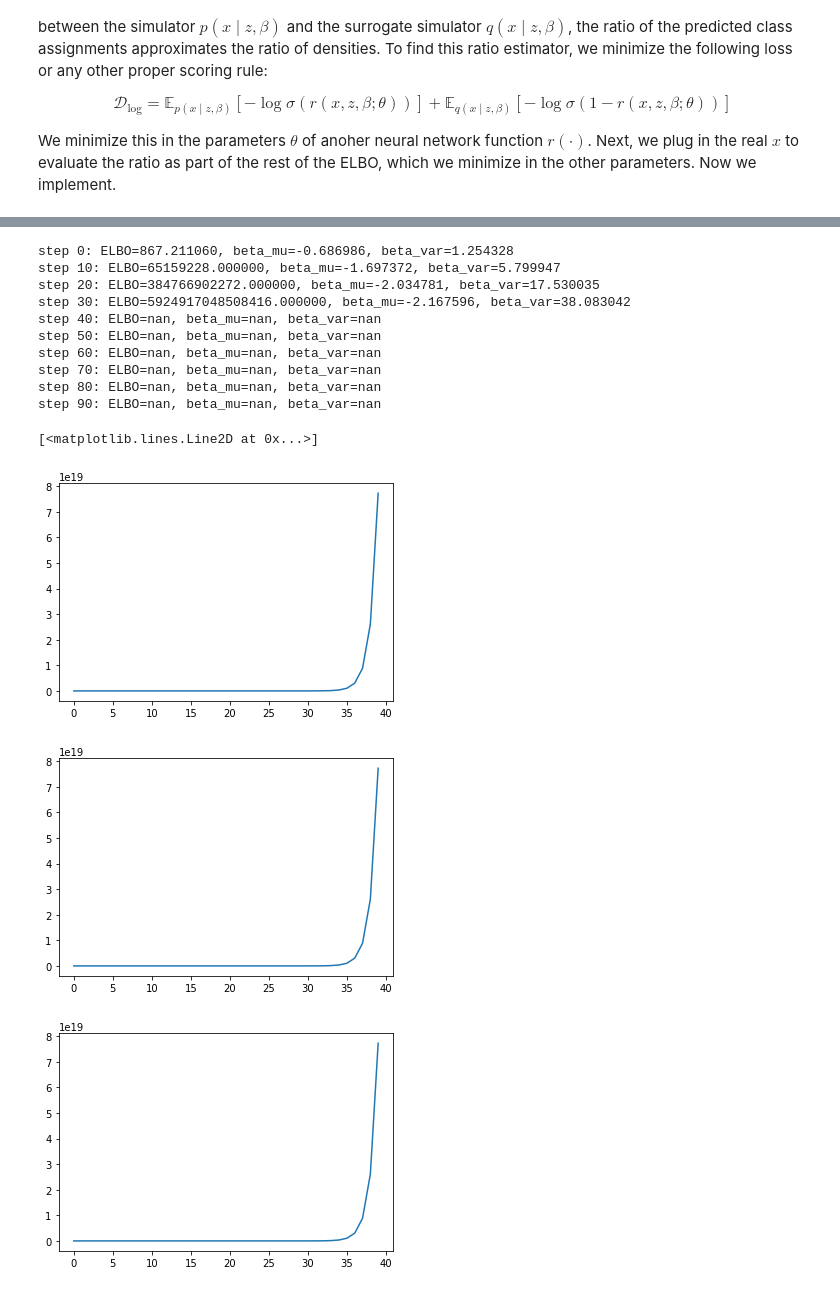
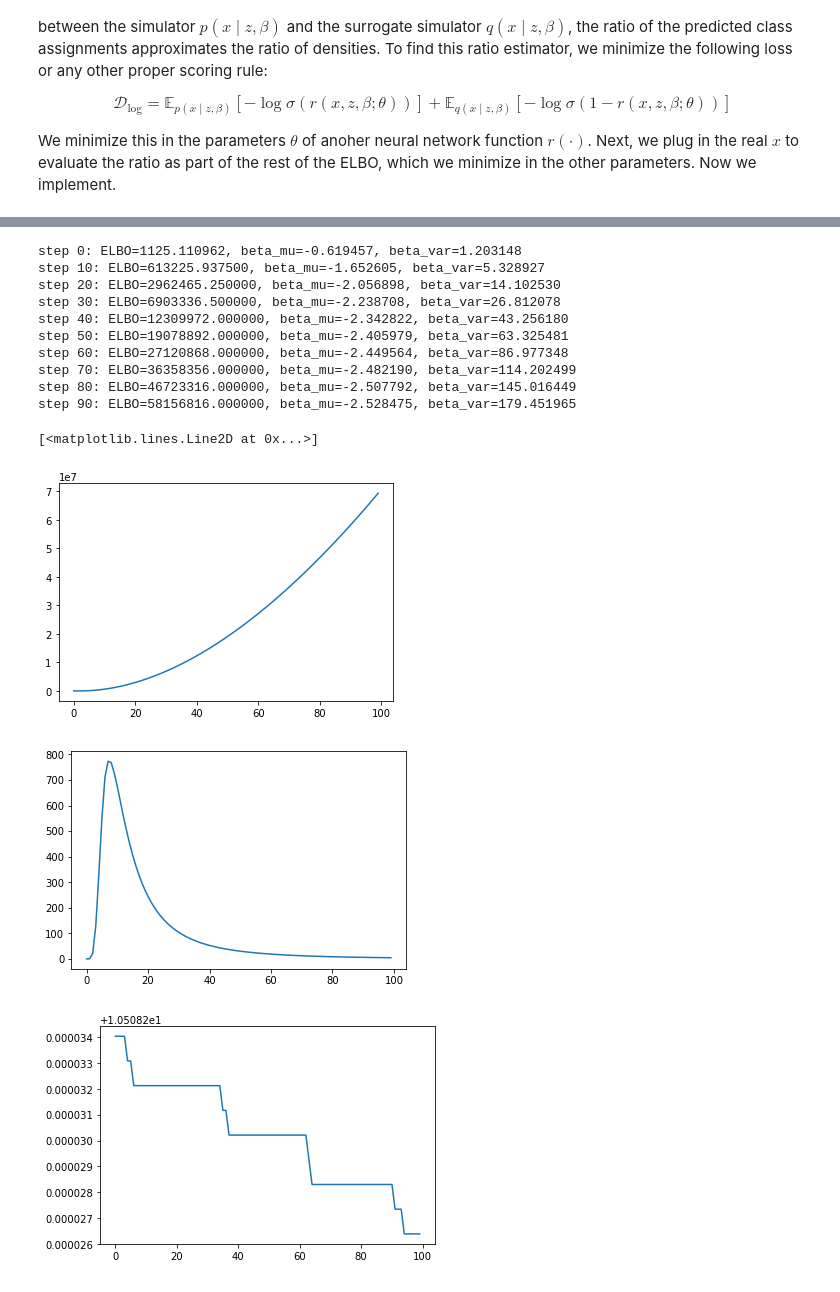
Before and after one commit to mshvartsman/vae-tf-bootcamp, a Jupyter notebook: LFVI_mshvartsman.ipynb, the cells around one changed output, grey strips where cells are left out. Drawn from its saved outputs; the diff is of its cells as text; code cells hidden in the pictures.

Commit message:
fix stochastic gradient

```diff
--- a/LFVI_mshvartsman.ipynb
+++ b/LFVI_mshvartsman.ipynb
@@ -236,7 +236,7 @@ elbo =  kl + r_p
 # optimizer steps:
 opt = tf.train.AdamOptimizer(0.005)
 ratio_est_step = opt.minimize(ratio_est_loss, var_list = [r_vars])
-elbo_step = opt.minimize(-elbo, var_list=[qsim_vars, qz_vars, beta, betaprime])
+elbo_step = opt.minimize(-elbo, var_list=[qsim_vars, qz_vars, beta])
 # %%
 # try ratio estimator alone, does it optimize?
 sess = tf.Session()
@@ -246,22 +246,22 @@ train_steps = 300
 ratio_loss_log = np.zeros(train_steps)
 
 for i in range(train_steps):
-    # super weird: we need z to simulate x_p, but z comes out of a net that takes x_data in... is that right?
-    x_p = [psim(subj_var, z.eval(session=sess, feed_dict={x_ph:x_})) for x_ in x_data]
+    # fix a single z for each update, else the stochastic grad is not valid
+    z_current = [z.eval(session=sess, feed_dict={x_ph:x_}) for x_ in x_data]
+    x_p = [psim(subj_var, z_) for z_ in z_current]
     # similarly weird here: we need z to simulate x_q, but z comes out of a net that takes x_data in...
-    x_q = [x_qsim.eval(session=sess, feed_dict={x_ph:x_}) for x_ in x_data]
+    # x_q = [x_qsim.eval(session=sess, feed_dict={x_ph:x_, z:z_}) for (x_,z_) in zip(x_data, z_current)]
 
-    # again to evaluate ratio loss we need data to get z...
-    ratio_loss_log[i] = np.sum([ratio_est_loss.eval(session=sess, feed_dict={x_ph:x_}) for  x_ in  x_p])
+    ratio_loss_log[i] = np.sum([ratio_est_loss.eval(session=sess, feed_dict={z:z_, x_ph:x_}) for (z_,x_) in  zip(z_current, x_p)])
 
     #  step ratio for each subject
     for j in range(n_subj):
-        sess.run(ratio_est_step, feed_dict={x_ph: x_data[j]})
+        sess.run(ratio_est_step, feed_dict={x_ph: x_p[j], z:z_current[j]})
     if i % 50 == 0:
         print("step %i: ratio loss=%f" %(i, ratio_loss_log[i]))
 
 import matplotlib.pyplot as plt
 %matplotlib inline
-plt.plot(ratio_loss_log) # doesn't look so great?
+plt.plot(ratio_loss_log) # looks okay
 # %% [output]
 step 0: ratio loss=18.965961
@@ -275,43 +275,54 @@ step 250: ratio loss=17.815287
 # %%
-# optimize ELBO by itself?
-
 sess = tf.Session()
 sess.run(tf.global_variables_initializer())
 
 train_steps = 100
 elbo_log = np.zeros(train_steps)
 r_p_log = np.zeros(train_steps)
 kl_log = np.zeros(train_steps)
 
+oldbeta = beta.eval(session=sess)
 for i in range(train_steps):
-    elbo_log[i] = np.sum([elbo.eval(session=sess, feed_dict={x_ph:x_}) for  x_ in  x_p])
-    kl_log[i] = np.sum([kl.eval(session=sess, feed_dict={x_ph:x_}) for  x_ in  x_p])
-    r_p_log[i] = np.sum([kl.eval(session=sess, feed_dict={x_ph:x_}) for  x_ in  x_p])
+
+    # record elbo etc before step
+    elbo_log[i] = np.sum([elbo.eval(session=sess, feed_dict={x_ph:x_, z:z_}) for x_,z_ in zip(x_data, z_current)])
+    kl_log[i] = np.sum([kl.eval(session=sess, feed_dict={x_ph:x_, z:z_, betaprime:oldbeta}) for x_,z_ in zip(x_data, z_current)])
+    r_p_log[i] = np.sum([r_p.eval(session=sess, feed_dict={x_ph:x_, z:z_}) for x_,z_ in zip(x_data, z_current)])
+
+    # fix a z for this step
+    z_current = [z.eval(session=sess, feed_dict={x_ph:x_}) for x_ in x_data]
+    # M-step on the z|beta KL ?
+    oldbeta = beta.eval(session=sess)
+
     # step elbo for each subject
     for j in range(n_subj):
-        sess.run(elbo_step, feed_dict={x_ph: x_data[j]})
+        sess.run(elbo_step, feed_dict={x_ph: x_data[j], z:z_current[j]})
+
+
     if i % 10 == 0:
         beta_hat = beta.eval(session=sess)
         print("step %i: ELBO=%f, beta_mu=%f, beta_var=%f" %
               (i, elbo_log[i], beta_hat[0], np.exp(beta_hat[1])))
 
 plt.plot(elbo_log) # ELBO explodes
 plt.figure()
-plt.plot(kl_log) # KL term explodes
+plt.plot(kl_log)
 plt.figure()
-plt.plot(r_p_log) # ratio term explodes
+plt.plot(r_p_log)
+
+# also KL and r() don't even add to ELBO?
 # %% [output]
-step 0: ELBO=867.211060, beta_mu=-0.686986, beta_var=1.254328
-step 10: ELBO=65159228.000000, beta_mu=-1.697372, beta_var=5.799947
-step 20: ELBO=384766902272.000000, beta_mu=-2.034781, beta_var=17.530035
-step 30: ELBO=5924917048508416.000000, beta_mu=-2.167596, beta_var=38.083042
-step 40: ELBO=nan, beta_mu=nan, beta_var=nan
-step 50: ELBO=nan, beta_mu=nan, beta_var=nan
-step 60: ELBO=nan, beta_mu=nan, beta_var=nan
-step 70: ELBO=nan, beta_mu=nan, beta_var=nan
-step 80: ELBO=nan, beta_mu=nan, beta_var=nan
-step 90: ELBO=nan, beta_mu=nan, beta_var=nan
+step 0: ELBO=1125.110962, beta_mu=-0.619457, beta_var=1.203148
+step 10: ELBO=613225.937500, beta_mu=-1.652605, beta_var=5.328927
+step 20: ELBO=2962465.250000, beta_mu=-2.056898, beta_var=14.102530
+step 30: ELBO=6903336.500000, beta_mu=-2.238708, beta_var=26.812078
+step 40: ELBO=12309972.000000, beta_mu=-2.342822, beta_var=43.256180
+step 50: ELBO=19078892.000000, beta_mu=-2.405979, beta_var=63.325481
+step 60: ELBO=27120868.000000, beta_mu=-2.449564, beta_var=86.977348
+step 70: ELBO=36358356.000000, beta_mu=-2.482190, beta_var=114.202499
+step 80: ELBO=46723316.000000, beta_mu=-2.507792, beta_var=145.016449
+step 90: ELBO=58156816.000000, beta_mu=-2.528475, beta_var=179.451965
 [<matplotlib.lines.Line2D at 0x...>]
-[figure, old version]
+[figure, new version]
-[figure, old version]
+[figure, new version]
-[figure, old version]
+[figure, new version]
```
Also changed, not shown: parts of 4 cells of this notebook.
